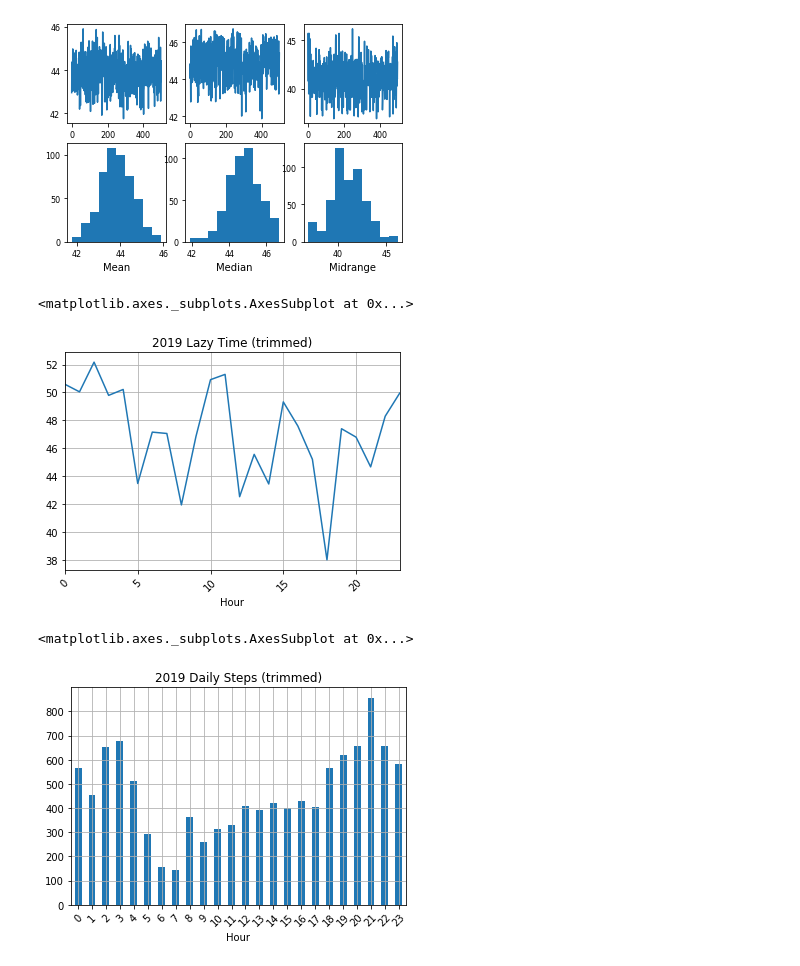
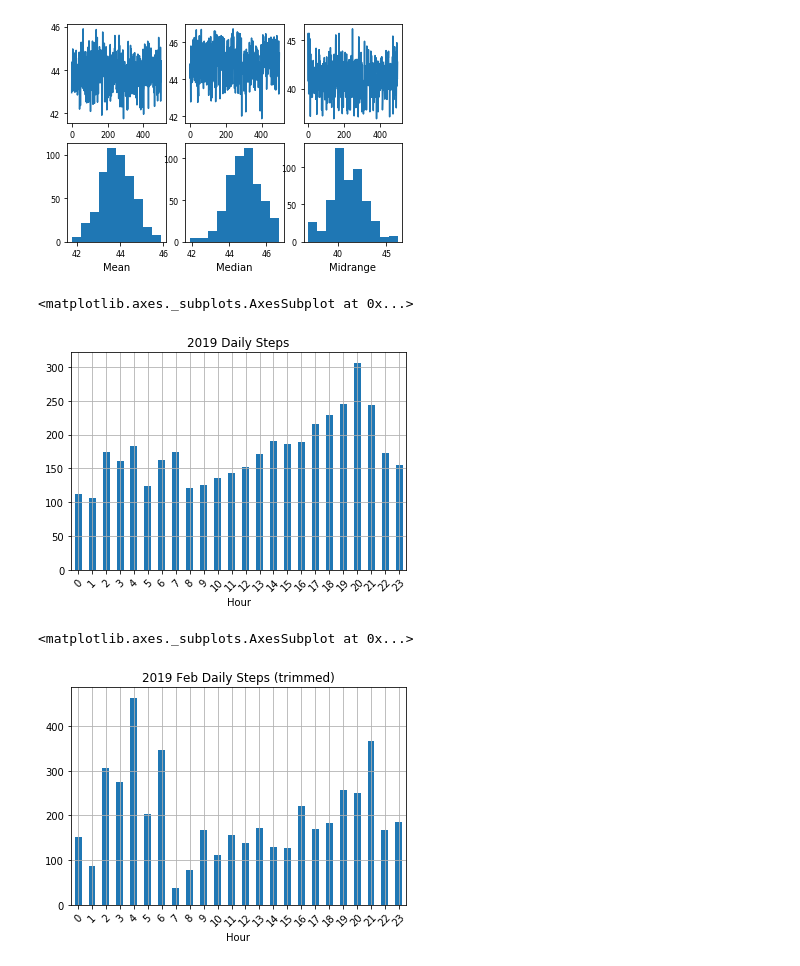
Before and after one commit to cjlongoria/GoogleFit_DataAnalysis, a Jupyter notebook: All_Data_OverView.ipynb, the cells around one changed output. Drawn from its saved outputs; the diff is of its cells as text; code cells hidden in the pictures.

```diff
--- a/All_Data_OverView.ipynb
+++ b/All_Data_OverView.ipynb
@@ -187,0 +43,5 @@ ax.invert_yaxis()
+# %%
+df['Mins'] = df['Inactive duration (ms)'].apply(lambda x: x/(1000*60))
+df['Active Time'] = df['Mins'].apply(lambda x: 15-x)
+df[['Mins', 'Hour']].boxplot(by='Hour', figsize=(8,8))
+df[['Active Time', 'Hour']].boxplot(by='Hour', figsize=(8,8))
@@ -317,12 +429,14 @@ tempvar = bootstrap_plot(df_test['Mins'].resample('D').mean(), size=50, samples=
 # %% [output]
 [figure]
 # %%
-df_test.groupby('Hour')['Mins'].median().plot(rot=45, grid=True, title="2019 Lazy Time (trimmed)")
+df_test = df
+df_test.groupby('Hour')['Step count'].mean().plot.bar(rot=45, grid=True, title="2019 Daily Steps")
 # %% [output]
 <matplotlib.axes._subplots.AxesSubplot at 0x...>
-[figure, old version]
+[figure, new version]
 # %%
-df_test.groupby('Hour')['Step count'].median().plot.bar(rot=45, grid=True, title="2019 Daily Steps (trimmed)")
+df_testframe = df['2019-02']
+df_testframe.groupby('Hour')['Step count'].mean().plot.bar(rot=45, grid=True, title="2019 Feb Daily Steps (trimmed)")
 # %% [output]
 <matplotlib.axes._subplots.AxesSubplot at 0x...>
-[figure, old version]
+[figure, new version]
```
Also changed, not shown: parts of 56 cells of this notebook.
